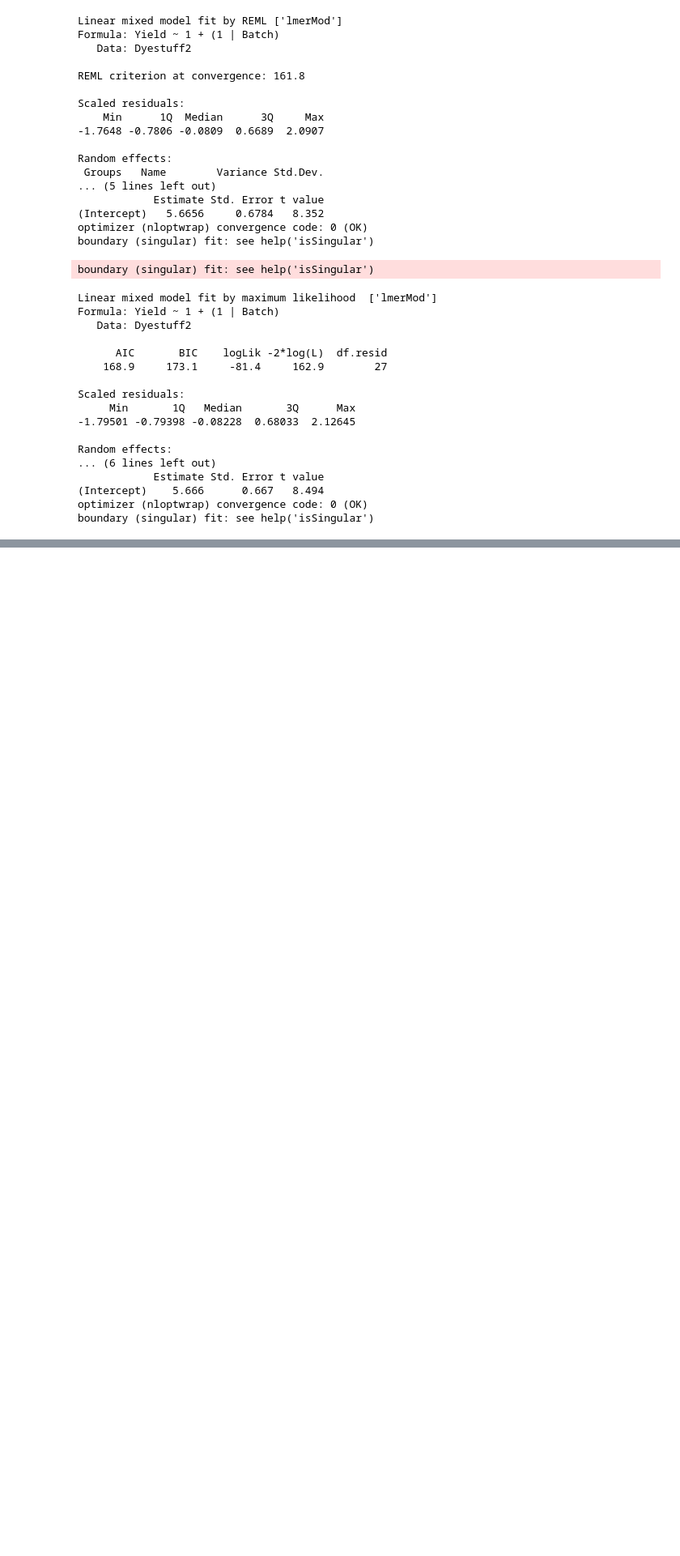
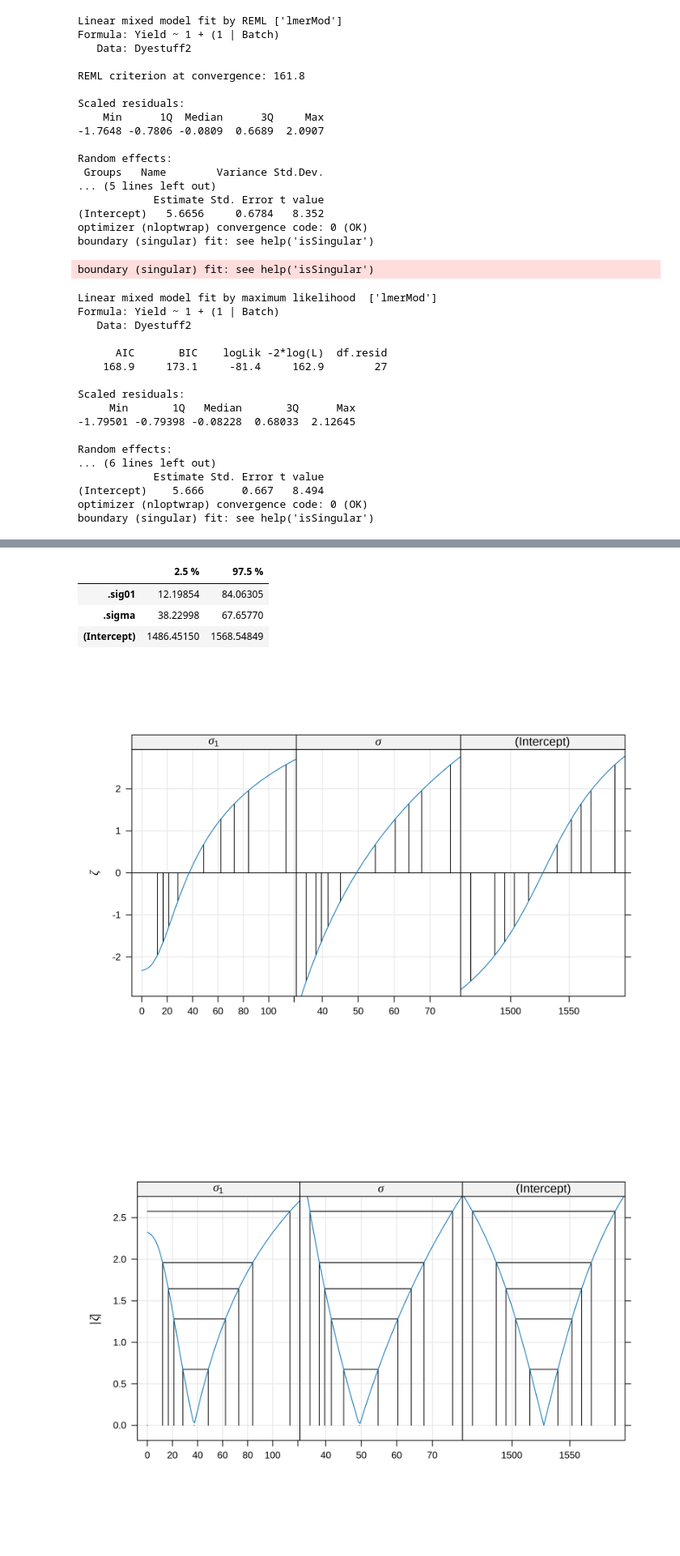
Before and after one commit to SanD94/lme4-playground, a Jupyter notebook: lme4.ipynb, the cells around one changed output, grey strips where cells are left out. Shown at 81% size. Cells and saved outputs as stored; diff of their text form; code cells hidden in the pictures; blank space fills up the shorter version.

```diff
--- a/lme4.ipynb
+++ b/lme4.ipynb
@@ -175,0 +258,9 @@ boundary (singular) fit: see help('isSingular')
+# %%
+library(lattice)
+pr01 <- profile(fm01ML)
+
+options(repr.plot.width=8, repr.plot.height=6, repr.plot.res=300)
+pr01 %>% confint(level = 0.95) # confidence intervals
+pr01 %>% xyplot(aspect = 1.5)
+pr01 %>% xyplot(aspect = 1.5, absVal = TRUE)
+# %% [output]
@@ -175,0 +268,6 @@ boundary (singular) fit: see help('isSingular')
+|  | 2.5 % | 97.5 % |
+| .sig01 | 12.19854 | 84.06305 |
+| .sigma | 38.22998 | 67.65770 |
+| (Intercept) | 1486.45150 | 1568.54849 |
+[figure, added]
+[figure, added]
```
Also changed, not shown: parts of 30 cells of this notebook.
